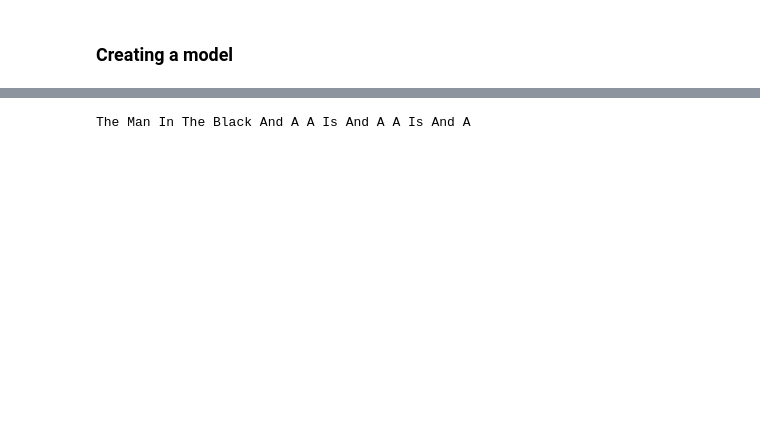
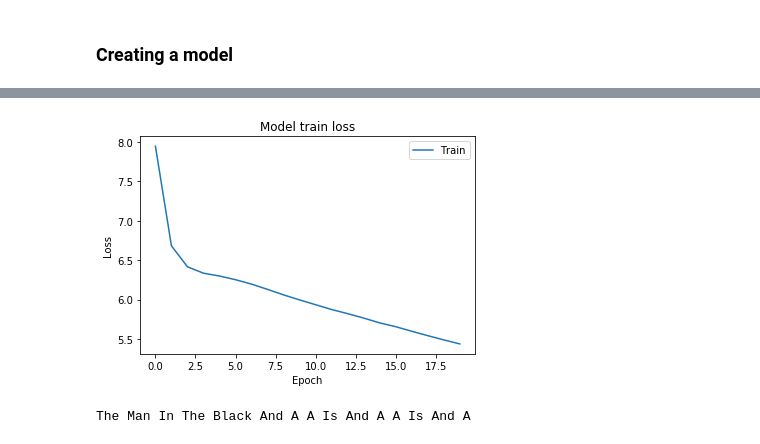
Before and after one commit to NevenaSoldat/text_generation, a Jupyter notebook: text_generation.ipynb, the cells around one changed output, grey strips where cells are left out. Cells and saved outputs as stored; diff of their text form; code cells hidden in the pictures; blank space fills up the shorter version.

```diff
--- a/text_generation.ipynb
+++ b/text_generation.ipynb
@@ -115,7 +133,8 @@ from keras.models import Sequential
 from keras.callbacks import ModelCheckpoint
 
 model = Sequential()
-model.add(Embedding(vocab_size+1, 10, input_length = trainX.shape[1]))
+#Embedding layer has 3 parameters: input_dim, output_dim, input_length
+model.add(Embedding(vocab_size+1, 30, input_length = trainX.shape[1]))
 model.add(LSTM(256))
 model.add(Dropout(0.1))
 model.add(Dense(trainy.shape[1], activation = 'softmax'))
@@ -144,5 +163,5 @@ filepath = "./weights.hdf5"
 checkpoint = ModelCheckpoint(filepath, monitor = 'loss', verbose = 1, save_best_only = True, mode = 'min')
 callbacks = [checkpoint]
 
-hist = model.fit(trainX, trainy, epochs = 20, batch_size = 128, verbose = 1, callbacks = callbacks)
+hist = model.fit(trainX, trainy, epochs = 20, batch_size = 128, verbose = 1, callbacks = callbacks, validation_split=0.2)
 # %% [output]
@@ -166,3 +185,12 @@ Epoch 00020: loss improved from 5.52662 to 5.47634, saving model to ./weights.hd
+# %%
+plt.plot(hist.history['loss'])
+plt.title('Model train loss')
+plt.ylabel('Loss')
+plt.xlabel('Epoch')
+plt.legend(['Train', 'Validation'], loc='upper right')
+plt.show()
+# %% [output]
+[figure, added]
 # %%
 # Loading weights from a checkpoint
 
```
Also changed, not shown: parts of 8 cells of this notebook, 1 other file.
